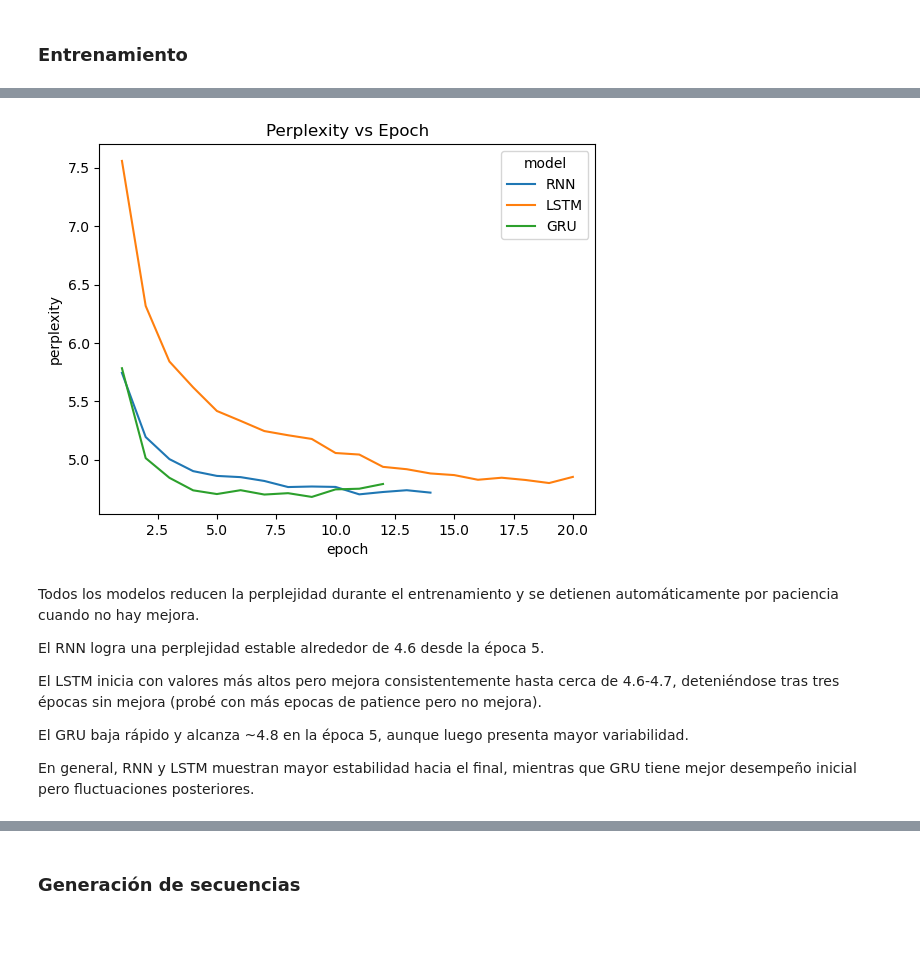
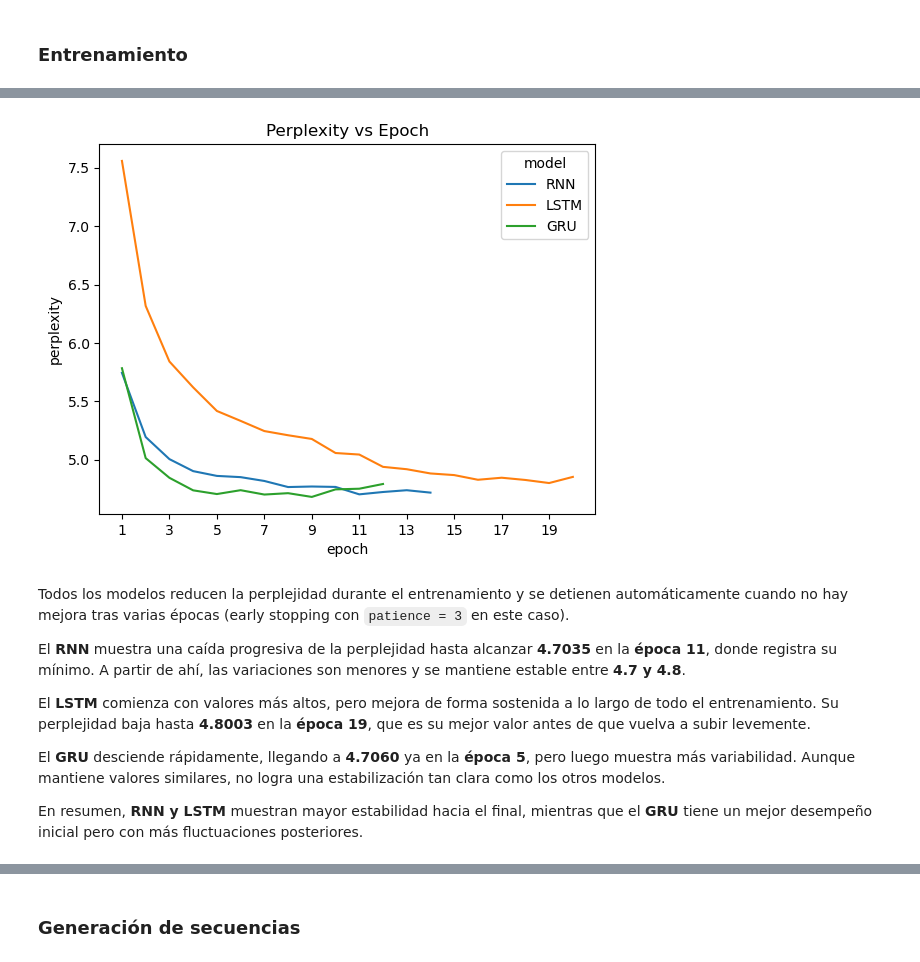
Before and after one commit to Javier-Etcheto/PLN, a Jupyter notebook: 4_modelo_lenguaje_char.ipynb, the cells around one changed output, grey strips where cells are left out. Cells and saved outputs as stored; diff of their text form; code cells hidden in the pictures; blank space fills up the shorter version.

```diff
--- a/4_modelo_lenguaje_char.ipynb
+++ b/4_modelo_lenguaje_char.ipynb
@@ -317,26 +298,27 @@ history_ppl_gru = np.load("history_ppl_gru.npy").tolist()
 # %%
 import pandas as pd
 import seaborn as sns
 import matplotlib.pyplot as plt
 
 df = pd.DataFrame([
     {"epoch": i, "perplexity": val, "model": m}
     for m, history in zip(["RNN","LSTM","GRU"], [history_ppl_rnn, history_ppl_lstm, history_ppl_gru])
     for i, val in enumerate(history, 1)
 ])
 
 sns.lineplot(data=df, x="epoch", y="perplexity", hue="model")
 plt.title("Perplexity vs Epoch")
+plt.xticks(range(1, df["epoch"].max() + 1, 2))
 plt.show()
 # %% [output]
-[figure, old version]
+[figure, new version]
 # %% [markdown]
-Todos los modelos reducen la perplejidad durante el entrenamiento y se detienen automáticamente por paciencia cuando no hay mejora.
+Todos los modelos reducen la perplejidad durante el entrenamiento y se detienen automáticamente cuando no hay mejora tras varias épocas (early stopping con `patience = 3` en este caso).
 
-El RNN logra una perplejidad estable alrededor de 4.6 desde la época 5.
+El **RNN** muestra una caída progresiva de la perplejidad hasta alcanzar **4.7035** en la **época 11**, donde registra su mínimo. A partir de ahí, las variaciones son menores y se mantiene estable entre **4.7 y 4.8**.
 
-El LSTM inicia con valores más altos pero mejora consistentemente hasta cerca de 4.6-4.7, deteniéndose tras tres épocas sin mejora (probé con más epocas de patience pero no mejora).
+El **LSTM** comienza con valores más altos, pero mejora de forma sostenida a lo largo de todo el entrenamiento. Su perplejidad baja hasta **4.8003** en la **época 19**, que es su mejor valor antes de que vuelva a subir levemente.
 
-El GRU baja rápido y alcanza ~4.8 en la época 5, aunque luego presenta mayor variabilidad.
+El **GRU** desciende rápidamente, llegando a **4.7060** ya en la **época 5**, pero luego muestra más variabilidad. Aunque mantiene valores similares, no logra una estabilización tan clara como los otros modelos.
 
-En general, RNN y LSTM muestran mayor estabilidad hacia el final, mientras que GRU tiene mejor desempeño inicial pero fluctuaciones posteriores.
+En resumen, **RNN y LSTM** muestran mayor estabilidad hacia el final, mientras que el **GRU** tiene un mejor desempeño inicial pero con más fluctuaciones posteriores.
```
Also changed, not shown: parts of 16 cells of this notebook.
